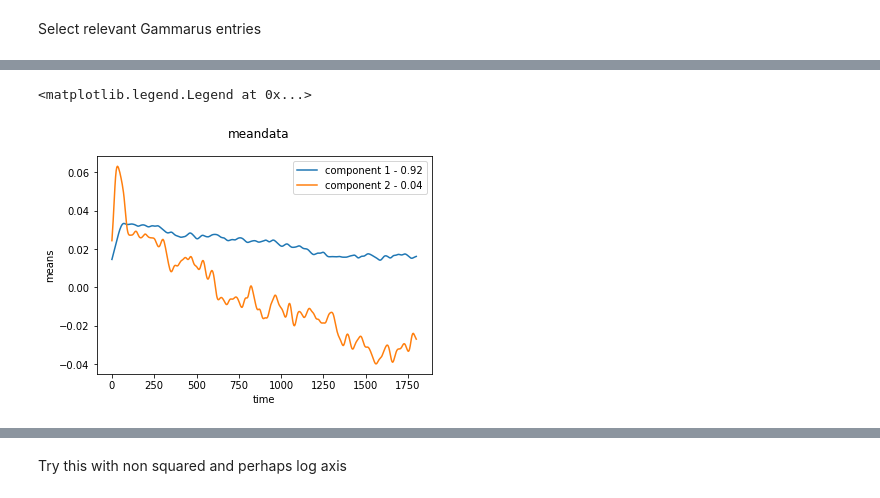
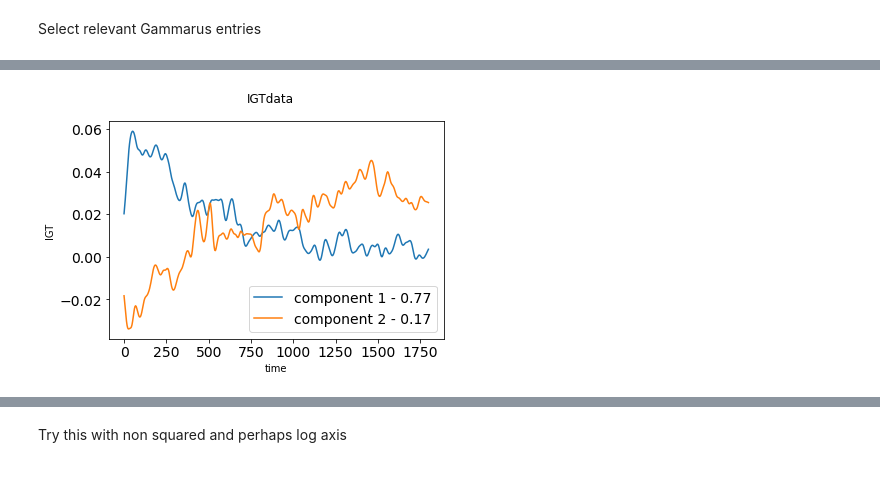
Before and after one commit to ruckapark/IndicateurGlobal, a Jupyter notebook: SETAC_Article2_figures.ipynb, the cells around one changed output, grey strips where cells are left out. Drawn from its saved outputs; the diff is of its cells as text; code cells hidden in the pictures.

```diff
--- a/SETAC_Article2_figures.ipynb
+++ b/SETAC_Article2_figures.ipynb
@@ -13,6 +15,8 @@ Locate files for SETAC figures - for Gammarus
 - C = Cuivre / Copper / Cu
 - Z = Zinc / Zn
 - M = Methomyl
+# %%
+figures_dir = r'D:\VP\ARTICLE2\SETAC\Figures'
 # %%
 #locate files
 dataset = r'D:\VP\ARTICLE2\SETAC\Gammarus'
@@ -95,7 +103,7 @@ for species in [*specie]:
     for i,col in enumerate(df_IGT.columns):
         IGTdata = pd.read_csv(IGTfiles[i],names = ['seconds','IGT'],index_col = 0)
         meandata = pd.read_csv(meanfiles[i],names = ['seconds','mean'],index_col = 0)
-        df_IGT[col].iloc[:min(10*60*3,len(IGTdata))] = np.array(IGTdata.iloc[:min(10*60*3,len(IGTdata))]['IGT'])
+        df_IGT[col].iloc[:min(10*60*3,len(IGTdata))] = np.sqrt(np.array(IGTdata.iloc[:min(10*60*3,len(IGTdata))]['IGT']))
         df_mean[col].iloc[:min(10*60*3,len(meandata))] = np.array(meandata.iloc[:min(10*60*3,len(meandata))]['mean'])
 
     dfs_IGT[species],dfs_mean[species] = df_IGT,df_mean
@@ -113,9 +127,9 @@ dfs_IGT['G'].head()
 Select relevant Gammarus entries
 # %%
 #Begin with standard entries
-g_entries = ['C{}'.format(etudes['C'][70]),'C{}'.format(etudes['C'][107]),'C{}'.format(etudes['C'][109]),'C{}'.format(etudes['C'][142]),'C{}'.format(etudes['C'][143]),
+g_entries = ['C{}'.format(etudes['C'][70]),'C{}'.format(etudes['C'][107]),'C{}'.format(etudes['C'][109]),'C{}'.format(etudes['C'][142]),
             'M{}'.format(etudes['M'][165]),'M{}'.format(etudes['M'][166]),'M{}'.format(etudes['M'][209]),'M{}'.format(etudes['M'][210]),
-            'Z{}'.format(etudes['Z'][121]),'Z{}'.format(etudes['Z'][131]),'Z{}'.format(etudes['Z'][159])]
+            'Z{}'.format(etudes['Z'][121]),'Z{}'.format(etudes['Z'][125]),'Z{}'.format(etudes['Z'][131]),'Z{}'.format(etudes['Z'][159])]
 
 df_IGT,df_mean = dfs_IGT['G'][g_entries],dfs_mean['G'][g_entries]
 df_IGT.head()
@@ -133,7 +147,7 @@ C_cols = [col for col in df_IGT.columns if col[0] == 'C']
 M_cols = [col for col in df_IGT.columns if col[0] == 'M']
 Z_cols = [col for col in df_IGT.columns if col[0] == 'Z']
 fig_copp,ax_copp = plt.subplots(2,4,figsize = (16,5),sharex = True)
-for a,i in enumerate(C_cols[:-1]):
+for a,i in enumerate(C_cols):
     ax_copp[0,a].plot(df_IGT[i])
     ax_copp[1,a].plot(df_mean[i])
 # %% [output]
@@ -232,8 +276,10 @@ from skfda.representation.basis import (
 # %%
 fpca_discretized = FPCA(n_components=2)
-fpca_discretized.fit(means_fd_smooth)
+fpca_discretized.fit(IGT_fd_smooth)
 fpca_discretized.components_.plot()
-plt.legend(labels=['component 1 - {:.2f}'.format(fpca_discretized.explained_variance_ratio_[0]),'component 2 - {:.2f}'.format(fpca_discretized.explained_variance_ratio_[1])])
+plt.legend(labels=['component 1 - {:.2f}'.format(fpca_discretized.explained_variance_ratio_[0]),'component 2 - {:.2f}'.format(fpca_discretized.explained_variance_ratio_[1])],fontsize = 14)
+plt.xticks(fontsize = 14)
+plt.yticks(fontsize = 14)
+plt.savefig(r'{}\PCs_IGTG.jpg'.format(figures_dir),dpi=300)
 # %% [output]
-<matplotlib.legend.Legend at 0x...>
-[figure, old version]
+[figure, new version]
```
Also changed, not shown: parts of 60 cells of this notebook.
